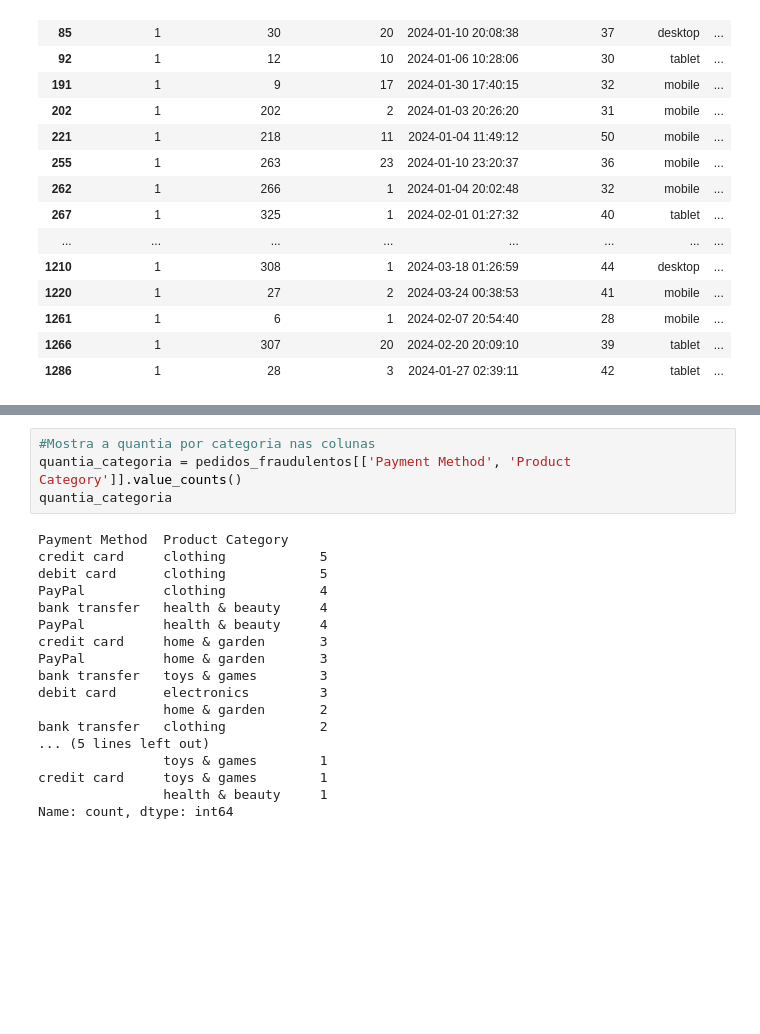
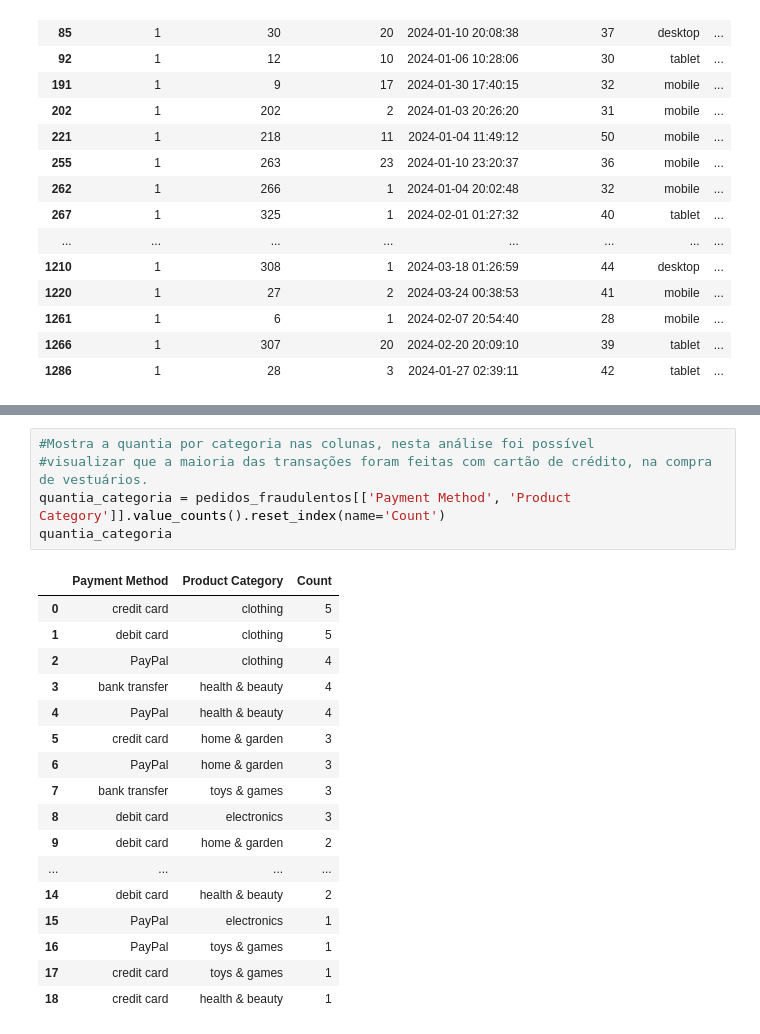
Before and after one commit to lethiciaasevedo1999/on34-python-projetofinal, a Jupyter notebook: material/analise-exploratoria/analise.ipynb, the cells around one changed output, grey strips where cells are left out. Saved outputs shown, nothing was run; the diff lists cells and outputs as text; blank space fills up the shorter version.

Commit message:
Continuação da análise exploratória

```diff
--- a/material/analise-exploratoria/analise.ipynb
+++ b/material/analise-exploratoria/analise.ipynb
@@ -224,22 +224,23 @@ dtype: float64
 # %%
-#Mostra a quantia por categoria nas colunas
-quantia_categoria = pedidos_fraudulentos[['Payment Method', 'Product Category']].value_counts()
+#Mostra a quantia por categoria nas colunas, nesta análise foi possível
+#visualizar que a maioria das transações foram feitas com cartão de crédito, na compra de vestuários.
+quantia_categoria = pedidos_fraudulentos[['Payment Method', 'Product Category']].value_counts().reset_index(name='Count')
 quantia_categoria
 # %% [output]
-Payment Method  Product Category
-credit card     clothing            5
-debit card      clothing            5
-PayPal          clothing            4
-bank transfer   health & beauty     4
-PayPal          health & beauty     4
-credit card     home & garden       3
-PayPal          home & garden       3
-bank transfer   toys & games        3
-debit card      electronics         3
-                home & garden       2
-bank transfer   clothing            2
-... (5 lines left out)
-                toys & games        1
-credit card     toys & games        1
-                health & beauty     1
-Name: count, dtype: int64
+|  | Payment Method | Product Category | Count |
+| 0 | credit card | clothing | 5 |
+| 1 | debit card | clothing | 5 |
+| 2 | PayPal | clothing | 4 |
+| 3 | bank transfer | health & beauty | 4 |
+| 4 | PayPal | health & beauty | 4 |
+| 5 | credit card | home & garden | 3 |
+| 6 | PayPal | home & garden | 3 |
+| 7 | bank transfer | toys & games | 3 |
+| 8 | debit card | electronics | 3 |
+| 9 | debit card | home & garden | 2 |
+| ... | ... | ... | ... |
+| 14 | debit card | health & beauty | 2 |
+| 15 | PayPal | electronics | 1 |
+| 16 | PayPal | toys & games | 1 |
+| 17 | credit card | toys & games | 1 |
+| 18 | credit card | health & beauty | 1 |
```
Also changed, not shown: parts of 4 cells of this notebook.
